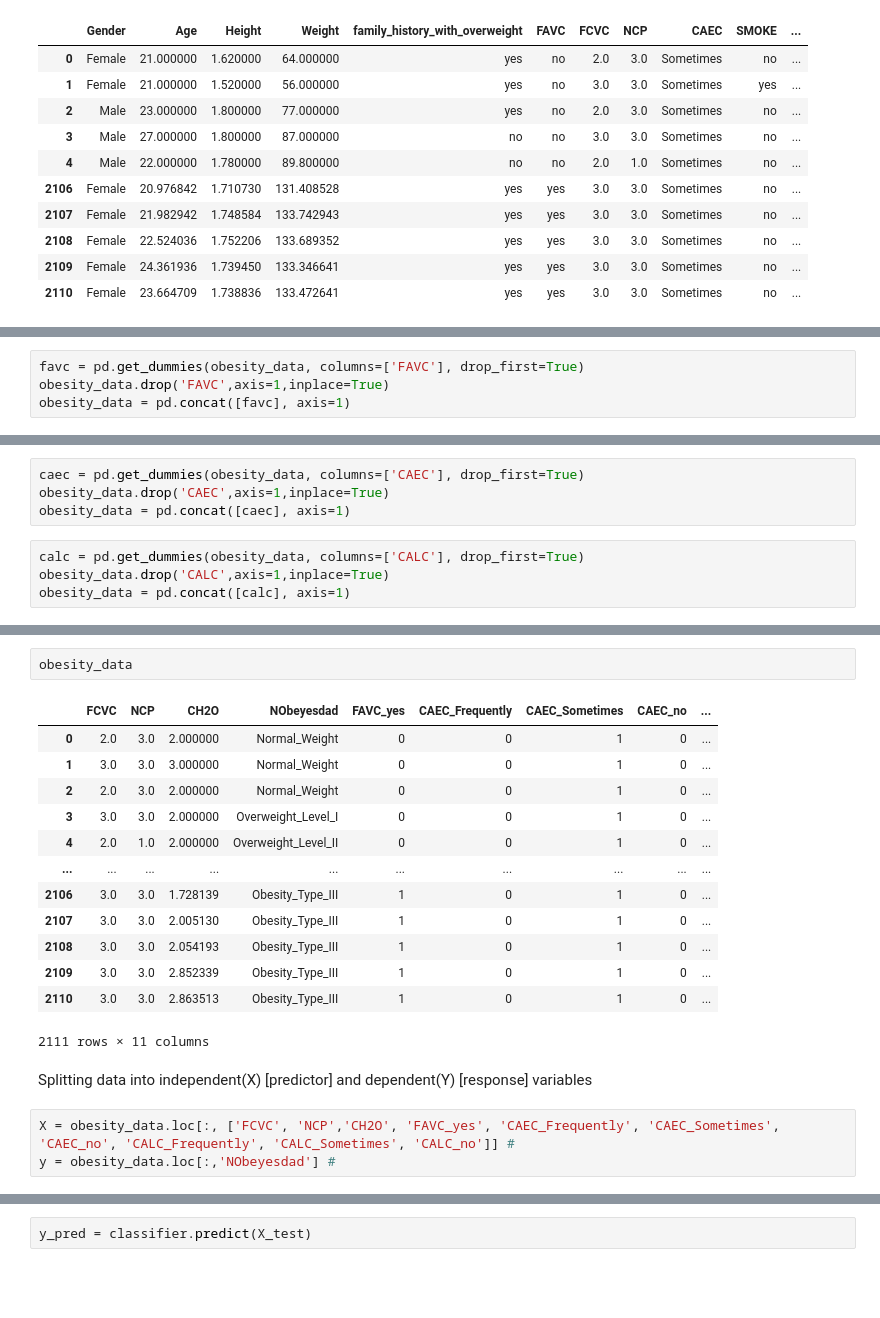
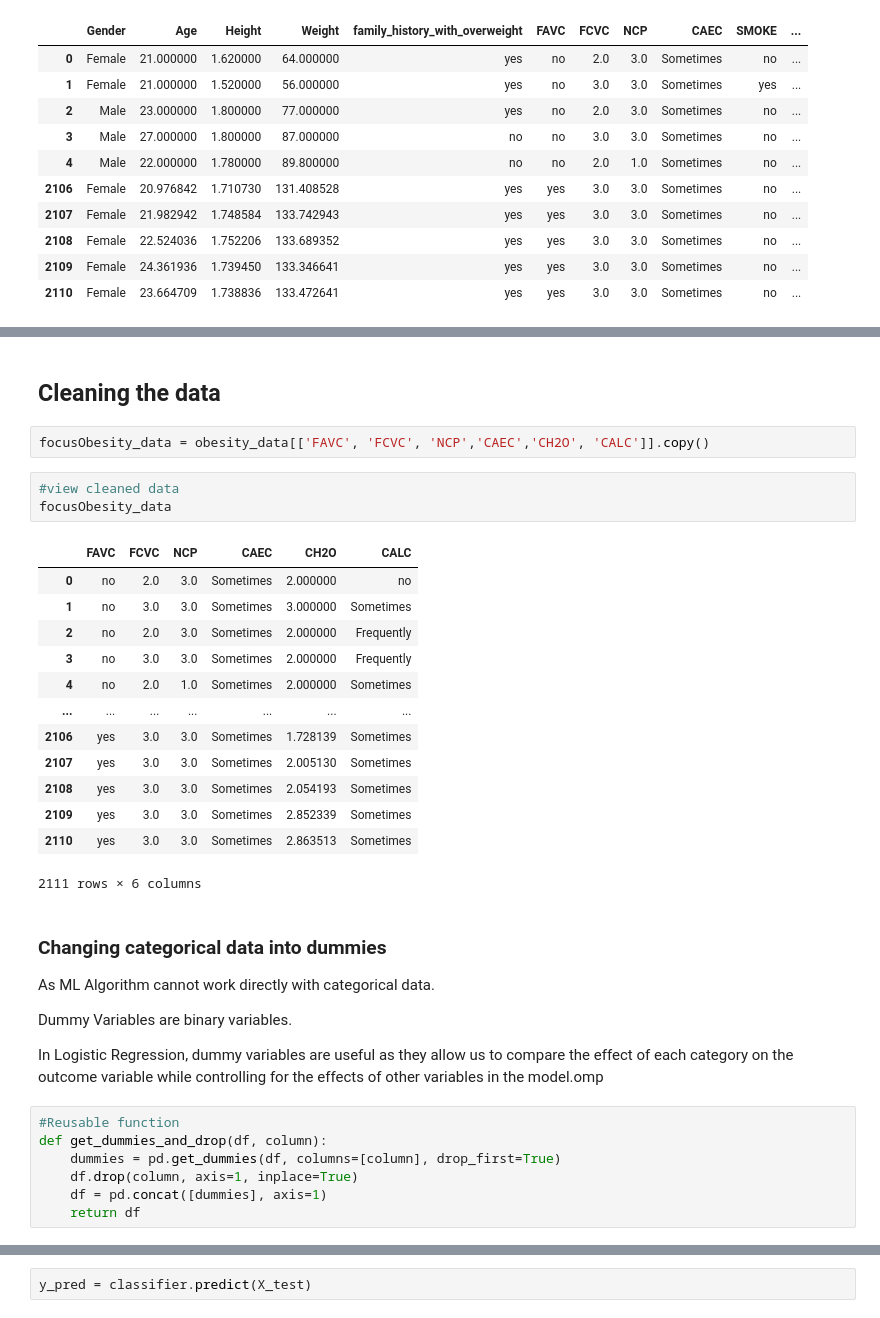
Before and after one commit to nellyzulkiflee/SC1015_Project_2023, a Jupyter notebook: logistic_regression.ipynb, the cells around one changed output, grey strips where cells are left out. Saved outputs shown, nothing was run; the diff lists cells and outputs as text; blank space fills up the shorter version.

```diff
--- a/logistic_regression.ipynb
+++ b/logistic_regression.ipynb
@@ -194,4 +68,0 @@ Changing categorical data into dummies
-# %%
-favc = pd.get_dummies(obesity_data, columns=['FAVC'], drop_first=True)
-obesity_data.drop('FAVC',axis=1,inplace=True)
-obesity_data = pd.concat([favc], axis=1)
@@ -212,8 +68,0 @@ obesity_data.head(10)
-# %%
-caec = pd.get_dummies(obesity_data, columns=['CAEC'], drop_first=True)
-obesity_data.drop('CAEC',axis=1,inplace=True)
-obesity_data = pd.concat([caec], axis=1)
-# %%
-calc = pd.get_dummies(obesity_data, columns=['CALC'], drop_first=True)
-obesity_data.drop('CALC',axis=1,inplace=True)
-obesity_data = pd.concat([calc], axis=1)
@@ -238,21 +69,35 @@ obesity_data.head(10)
-# %%
-obesity_data
-# %% [output]
-|  | FCVC | NCP | CH2O | NObeyesdad | FAVC_yes | CAEC_Frequently | CAEC_Sometimes | CAEC_no | ... |
-| 0 | 2.0 | 3.0 | 2.000000 | Normal_Weight | 0 | 0 | 1 | 0 | ... |
-| 1 | 3.0 | 3.0 | 3.000000 | Normal_Weight | 0 | 0 | 1 | 0 | ... |
-| 2 | 2.0 | 3.0 | 2.000000 | Normal_Weight | 0 | 0 | 1 | 0 | ... |
-| 3 | 3.0 | 3.0 | 2.000000 | Overweight_Level_I | 0 | 0 | 1 | 0 | ... |
-| 4 | 2.0 | 1.0 | 2.000000 | Overweight_Level_II | 0 | 0 | 1 | 0 | ... |
-| ... | ... | ... | ... | ... | ... | ... | ... | ... | ... |
-| 2106 | 3.0 | 3.0 | 1.728139 | Obesity_Type_III | 1 | 0 | 1 | 0 | ... |
-| 2107 | 3.0 | 3.0 | 2.005130 | Obesity_Type_III | 1 | 0 | 1 | 0 | ... |
-| 2108 | 3.0 | 3.0 | 2.054193 | Obesity_Type_III | 1 | 0 | 1 | 0 | ... |
-| 2109 | 3.0 | 3.0 | 2.852339 | Obesity_Type_III | 1 | 0 | 1 | 0 | ... |
-| 2110 | 3.0 | 3.0 | 2.863513 | Obesity_Type_III | 1 | 0 | 1 | 0 | ... |
-2111 rows × 11 columns
-# %% [markdown]
-Splitting data into independent(X) [predictor] and dependent(Y) [response] variables
-# %%
-X = obesity_data.loc[:, ['FCVC', 'NCP','CH2O', 'FAVC_yes', 'CAEC_Frequently', 'CAEC_Sometimes', 'CAEC_no', 'CALC_Frequently', 'CALC_Sometimes', 'CALC_no']] #
-y = obesity_data.loc[:,'NObeyesdad'] #
+# %% [markdown]
+## Cleaning the data
+# %%
+focusObesity_data = obesity_data[['FAVC', 'FCVC', 'NCP','CAEC','CH2O', 'CALC']].copy()
+# %%
+#view cleaned data
+focusObesity_data
+# %% [output]
+|  | FAVC | FCVC | NCP | CAEC | CH2O | CALC |
+| 0 | no | 2.0 | 3.0 | Sometimes | 2.000000 | no |
+| 1 | no | 3.0 | 3.0 | Sometimes | 3.000000 | Sometimes |
+| 2 | no | 2.0 | 3.0 | Sometimes | 2.000000 | Frequently |
+| 3 | no | 3.0 | 3.0 | Sometimes | 2.000000 | Frequently |
+| 4 | no | 2.0 | 1.0 | Sometimes | 2.000000 | Sometimes |
+| ... | ... | ... | ... | ... | ... | ... |
+| 2106 | yes | 3.0 | 3.0 | Sometimes | 1.728139 | Sometimes |
+| 2107 | yes | 3.0 | 3.0 | Sometimes | 2.005130 | Sometimes |
+| 2108 | yes | 3.0 | 3.0 | Sometimes | 2.054193 | Sometimes |
+| 2109 | yes | 3.0 | 3.0 | Sometimes | 2.852339 | Sometimes |
+| 2110 | yes | 3.0 | 3.0 | Sometimes | 2.863513 | Sometimes |
+2111 rows × 6 columns
+# %% [markdown]
+### Changing categorical data into dummies
+As ML Algorithm cannot work directly with categorical data.
+
+Dummy Variables are binary variables.
+
+In Logistic Regression, dummy variables are useful as they allow us to compare the effect of each category on the outcome variable while controlling for the effects of other variables in the model.omp
+# %%
+#Reusable function
+def get_dummies_and_drop(df, column):
+    dummies = pd.get_dummies(df, columns=[column], drop_first=True)
+    df.drop(column, axis=1, inplace=True)
+    df = pd.concat([dummies], axis=1)
+    return df
```
Also changed, not shown: parts of 74 cells of this notebook.
